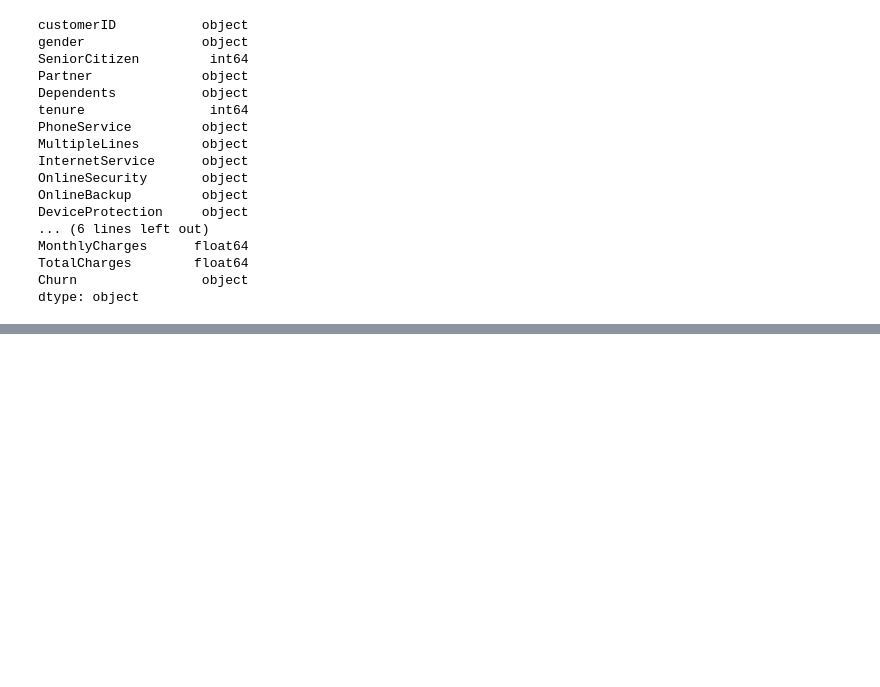
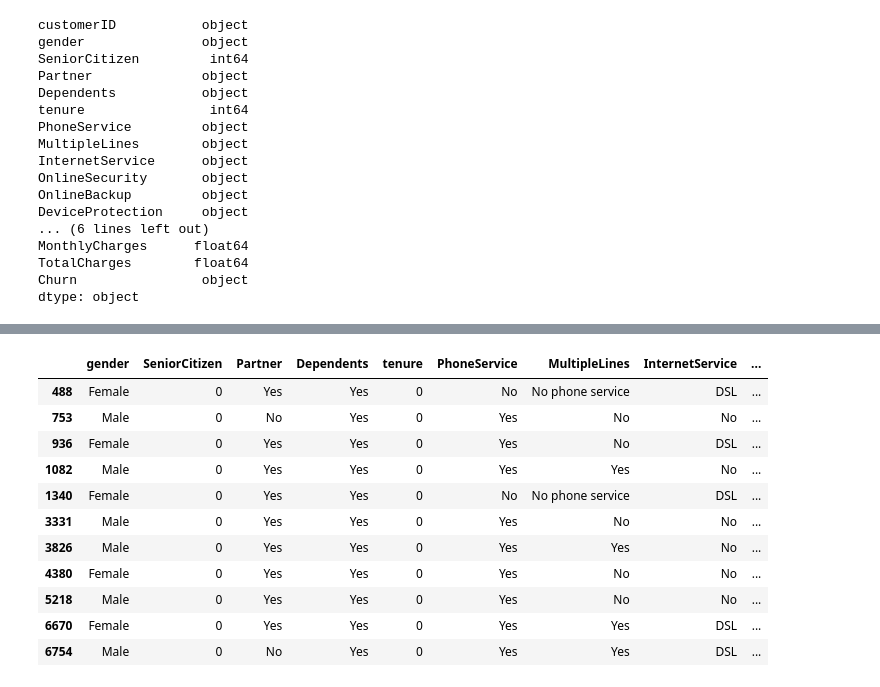
Before and after one commit to dheerajsharma25/ML-Tests, a Jupyter notebook: projecttesttelecochurn.ipynb, the cells around one changed output, grey strips where cells are left out. Drawn from its saved outputs; the diff is of its cells as text; code cells hidden in the pictures; blank space fills up the shorter version.

```diff
--- a/projecttesttelecochurn.ipynb
+++ b/projecttesttelecochurn.ipynb
@@ -177,5 +154,0 @@ dataset.replace({'MultipleLines':{'No phone service':'No'},
-# %%
-dataset = dataset.iloc[:,1:]
-
-dataset['Churn'].replace(to_replace='Yes', value=True, inplace=True)
-dataset['Churn'].replace(to_replace='No',  value=False, inplace=True)
@@ -296,0 +178,15 @@ LogisticRegression does not accept missing values encoded as NaN natively. For s
+# %%
+dataset[dataset['TotalCharges'].isnull()] #visualising null values
+# %% [output]
+|  | gender | SeniorCitizen | Partner | Dependents | tenure | PhoneService | MultipleLines | InternetService | ... |
+| 488 | Female | 0 | Yes | Yes | 0 | No | No phone service | DSL | ... |
+| 753 | Male | 0 | No | Yes | 0 | Yes | No | No | ... |
+| 936 | Female | 0 | Yes | Yes | 0 | Yes | No | DSL | ... |
+| 1082 | Male | 0 | Yes | Yes | 0 | Yes | Yes | No | ... |
+| 1340 | Female | 0 | Yes | Yes | 0 | No | No phone service | DSL | ... |
+| 3331 | Male | 0 | Yes | Yes | 0 | Yes | No | No | ... |
+| 3826 | Male | 0 | Yes | Yes | 0 | Yes | Yes | No | ... |
+| 4380 | Female | 0 | Yes | Yes | 0 | Yes | No | No | ... |
+| 5218 | Male | 0 | Yes | Yes | 0 | Yes | No | No | ... |
+| 6670 | Female | 0 | Yes | Yes | 0 | Yes | Yes | DSL | ... |
+| 6754 | Male | 0 | No | Yes | 0 | Yes | Yes | DSL | ... |
```
Also changed, not shown: parts of 26 cells of this notebook.
